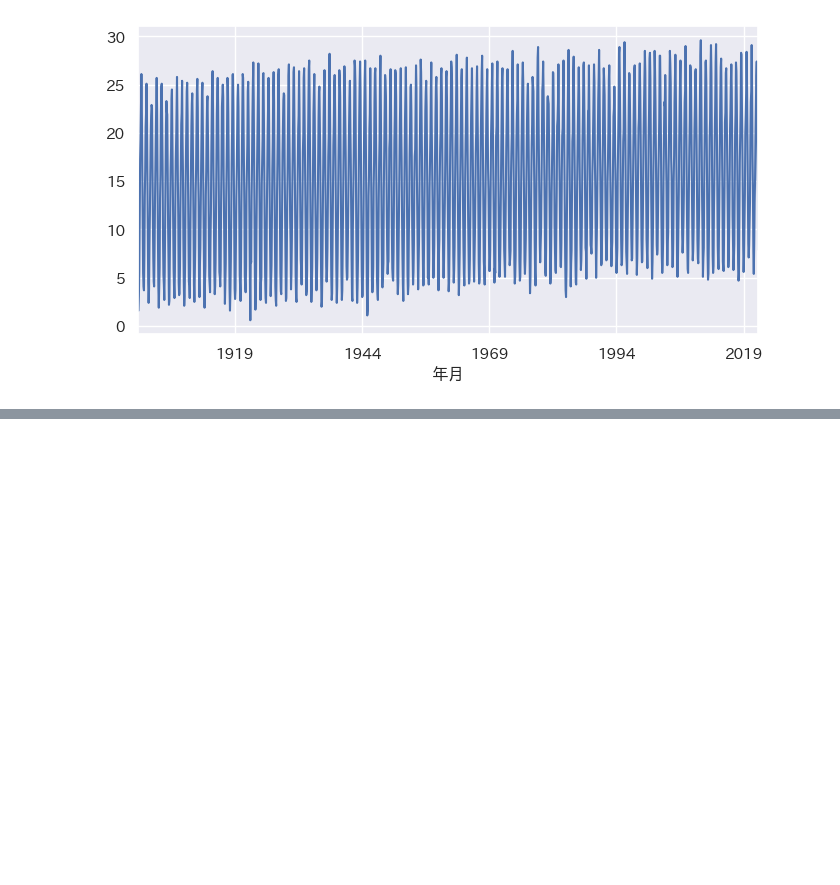
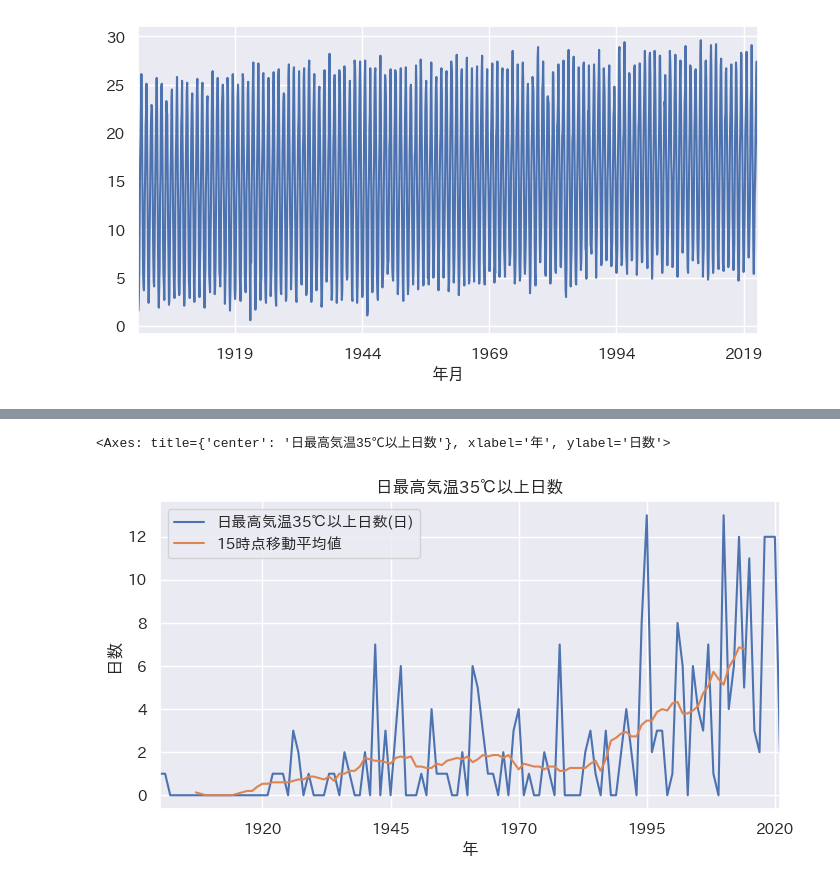
Before and after one commit to maton369/Python_Time_Series_Intro, a Jupyter notebook: 2-5-Pythonによる時系列分析の基本.ipynb, the cells around one changed output, grey strips where cells are left out. Cells and saved outputs as stored; diff of their text form; code cells hidden in the pictures; blank space fills up the shorter version.

```diff
--- a/2-5-Pythonによる時系列分析の基本.ipynb
+++ b/2-5-Pythonによる時系列分析の基本.ipynb
@@ -632,0 +680,40 @@ weather_month["平均気温(℃)"].plot()
+# %%
+# 15時点（15年分）の移動平均を計算し、長期的な気温傾向を可視化する
+
+# 処理の目的：
+#   - 年ごとの「35℃以上日数」データから短期的な変動をならし、
+#     長期的な気候変動の傾向（猛暑日の増減）を見やすくする。
+#   - 移動平均は気候分析や時系列分析における代表的な平滑化手法である。
+
+# 処理内容：
+# -------------------------------------------------------
+# ① rolling(window=15, center=True).mean():
+#     - 「window=15」で15年間の移動平均を計算。
+#     - 「center=True」により、移動平均を各期間の中央（7年目付近）に対応づける。
+#     - これにより、トレンドが時間軸に対して自然に表示される。
+
+# ② 新しい列名「15時点移動平均値」を追加：
+#     - 平滑化後の結果を別列に保持し、元のデータと比較可能にする。
+
+# ③ plot():
+#     - 原系列（猛暑日数）と15年移動平均系列を重ねて折れ線グラフで描画。
+#     - xlabel / ylabel / title により、日本語のラベルを付与して視覚的に理解しやすくする。
+
+# 結果の解釈：
+#     - 折れ線の細かな上下動：年ごとの猛暑日数のばらつき。
+#     - 太く滑らかな線（移動平均）：長期的な気温上昇・下降の傾向を示す。
+
+# -------------------------------------------------------
+
+# 15年の中心化移動平均を計算
+weather_year["15時点移動平均値"] = (
+    weather_year["日最高気温35℃以上日数(日)"].rolling(window=15, center=True).mean()
+)
+
+# 折れ線グラフを描画（原系列と移動平均の比較）
+weather_year[["日最高気温35℃以上日数(日)", "15時点移動平均値"]].plot(
+    title="日最高気温35℃以上日数", xlabel="年", ylabel="日数"
+)
+# %% [output]
+<Axes: title={'center': '日最高気温35℃以上日数'}, xlabel='年', ylabel='日数'>
+[figure, added]
```
Also changed, not shown: parts of 4 cells of this notebook.
